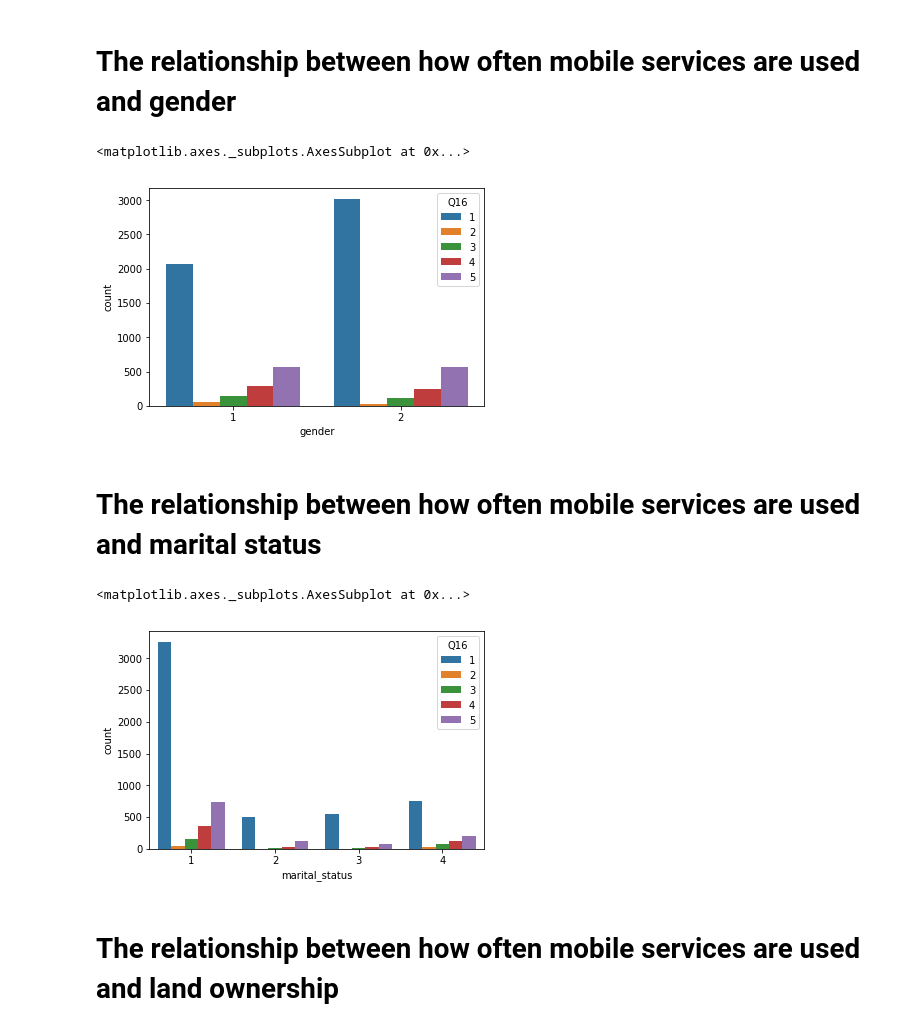
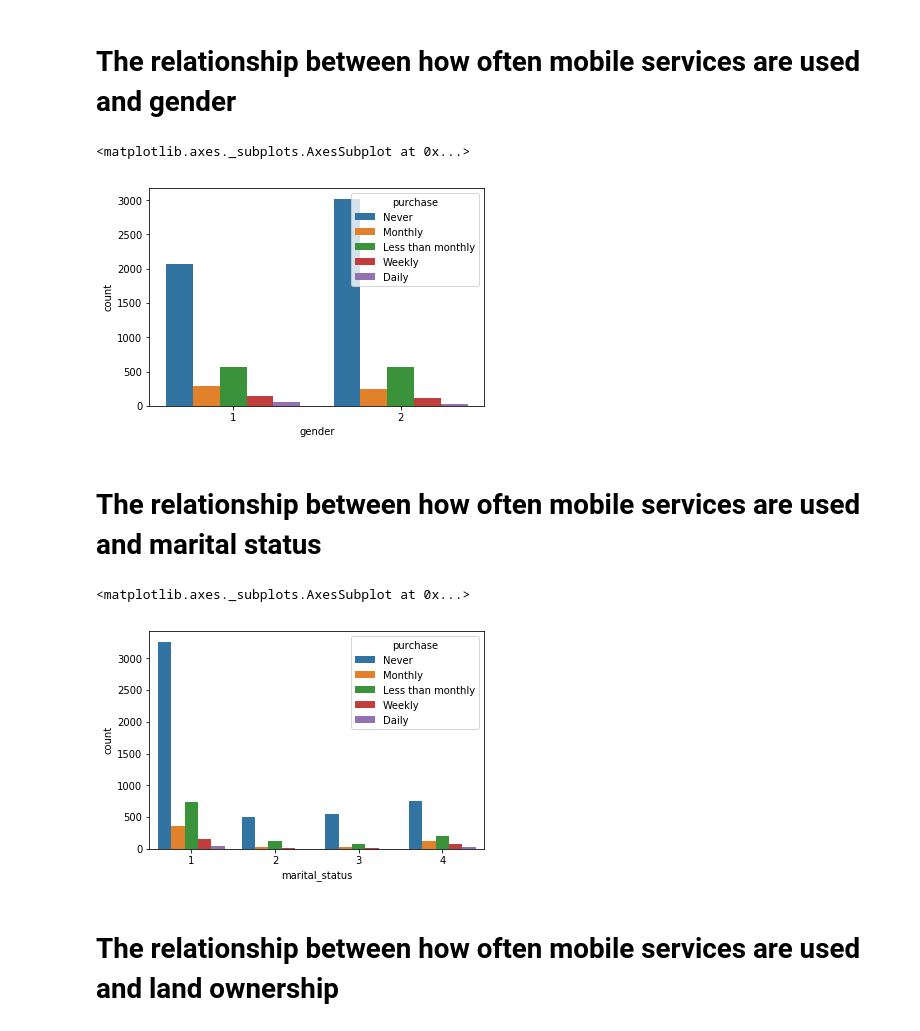
Before and after one commit to jbmasemza/tanzania_mobile_money, a Jupyter notebook: tanzania_mobile_money_usage.ipynb, the cells around one changed output. Drawn from its saved outputs; the diff is of its cells as text; code cells hidden in the pictures.

```diff
--- a/tanzania_mobile_money_usage.ipynb
+++ b/tanzania_mobile_money_usage.ipynb
@@ -420,4 +531,13 @@ plt.show()
 # Appropriate graphs to visually represent the relationship between how often mobile services are used and age, gender, marital status, land ownership and type of income.
 # %% [markdown]
 # The relationship between how often mobile services are used and age
+# %%
+num_to_word= {
+    -1: 'NA',
+     1: 'Never',
+     2: 'Daily',
+     3: 'Weekly',
+     4: 'Monthly',
+     5: 'Less than monthly'}
+financials['purchase']= types_income['purchase'].map(num_to_word)
 # %%
@@ -428,17 +548,17 @@ sns.boxplot(financials.age, hue='Q16', data=financials)
 # %% [markdown]
 # The relationship between how often mobile services are used and gender
 # %%
-sns.countplot(financials.gender, hue='Q16', data=financials)
+sns.countplot(financials.gender, hue='purchase', data=financials)
 # %% [output]
 <matplotlib.axes._subplots.AxesSubplot at 0x...>
-[figure, old version]
+[figure, new version]
 # %% [markdown]
 # The relationship between how often mobile services are used and marital status
 # %%
-sns.countplot(financials.marital_status, hue='Q16', data=financials)
+sns.countplot(financials.marital_status, hue='purchase', data=financials)
 # %% [output]
 <matplotlib.axes._subplots.AxesSubplot at 0x...>
-[figure, old version]
+[figure, new version]
 # %% [markdown]
 # The relationship between how often mobile services are used and land ownership
 # %%
```
Also changed, not shown: parts of 19 cells of this notebook.
